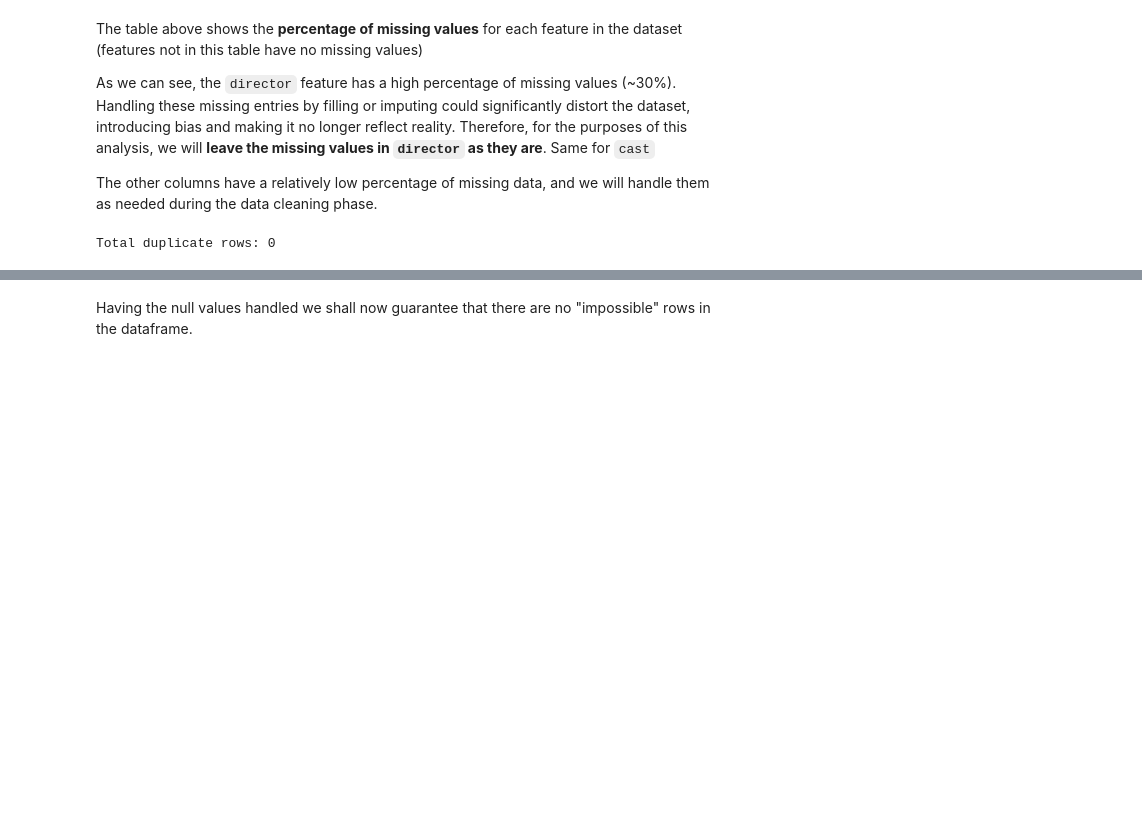
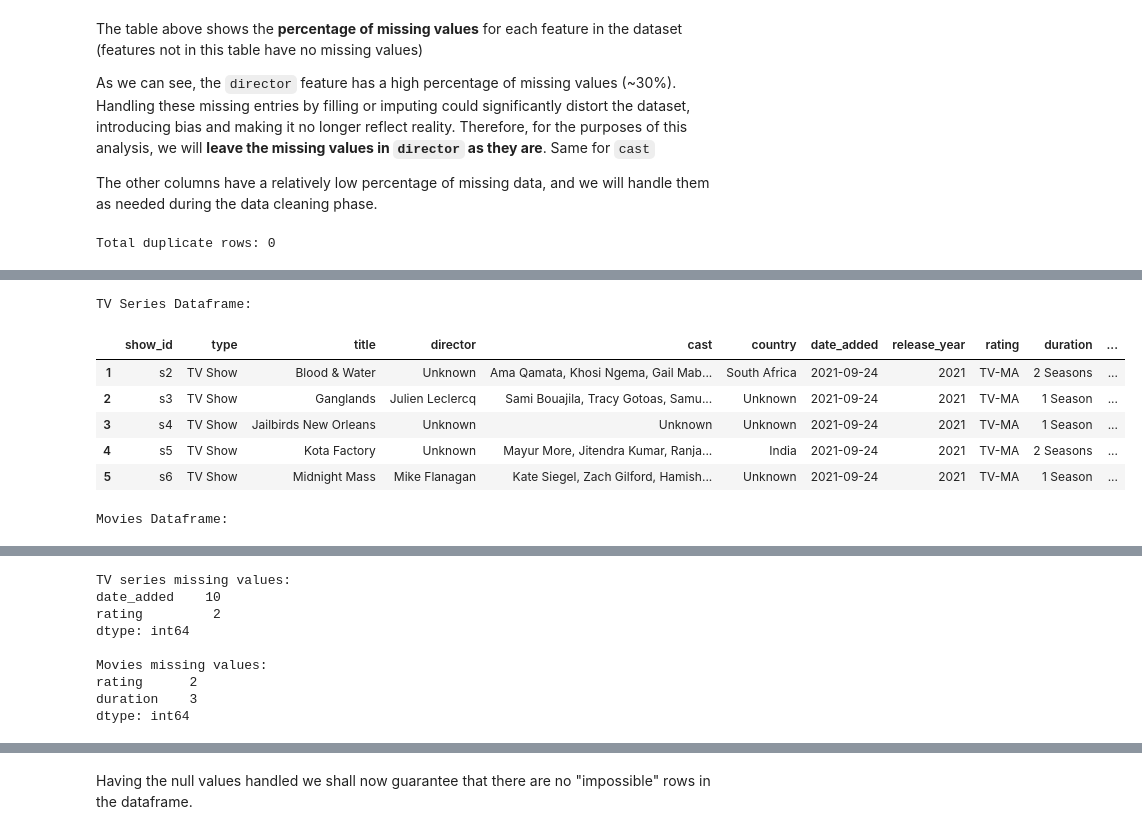
Before and after one commit to TomasrRodrigues/Netflix-Exploratory-Data-Analysis, a Jupyter notebook: NetflixEDA.ipynb, the cells around one changed output, grey strips where cells are left out. Saved outputs shown, nothing was run; the diff lists cells and outputs as text; code cells hidden in the pictures; blank space fills up the shorter version.

```diff
--- a/NetflixEDA.ipynb
+++ b/NetflixEDA.ipynb
@@ -178,0 +194,24 @@ dtype: int64
+# %%
+tv_series_df = df[df['type']=="TV Show"].copy()
+movies_df = df[df['type']=="Movie"].copy()
+
+print("TV Series Dataframe:")
+display(tv_series_df.head())
+
+print("\n\n\n\nMovies Dataframe:")
+display(movies_df.head())
+
+print("TV series missing values:")
+print(tv_series_df.isna().sum()[tv_series_df.isna().sum()!=0])
+
+print("\nMovies missing values:")
+print(movies_df.isna().sum()[movies_df.isna().sum()!=0])
+# %% [output]
+TV Series Dataframe:
+|  | show_id | type | title | director | cast | country | date_added | release_year | rating | duration | ... |
+| 1 | s2 | TV Show | Blood & Water | Unknown | Ama Qamata, Khosi Ngema, Gail Mab... | South Africa | 2021-09-24 | 2021 | TV-MA | 2 Seasons | ... |
+| 2 | s3 | TV Show | Ganglands | Julien Leclercq | Sami Bouajila, Tracy Gotoas, Samu... | Unknown | 2021-09-24 | 2021 | TV-MA | 1 Season | ... |
+| 3 | s4 | TV Show | Jailbirds New Orleans | Unknown | Unknown | Unknown | 2021-09-24 | 2021 | TV-MA | 1 Season | ... |
+| 4 | s5 | TV Show | Kota Factory | Unknown | Mayur More, Jitendra Kumar, Ranja... | India | 2021-09-24 | 2021 | TV-MA | 2 Seasons | ... |
+| 5 | s6 | TV Show | Midnight Mass | Mike Flanagan | Kate Siegel, Zach Gilford, Hamish... | Unknown | 2021-09-24 | 2021 | TV-MA | 1 Season | ... |
+Movies Dataframe:
@@ -179 +224,10 @@ dtype: int64
+TV series missing values:
+date_added    10
+rating         2
+dtype: int64
+
+Movies missing values:
+rating      2
+duration    3
+dtype: int64
 # %% [markdown]
```
Also changed, not shown: parts of 29 cells of this notebook.
